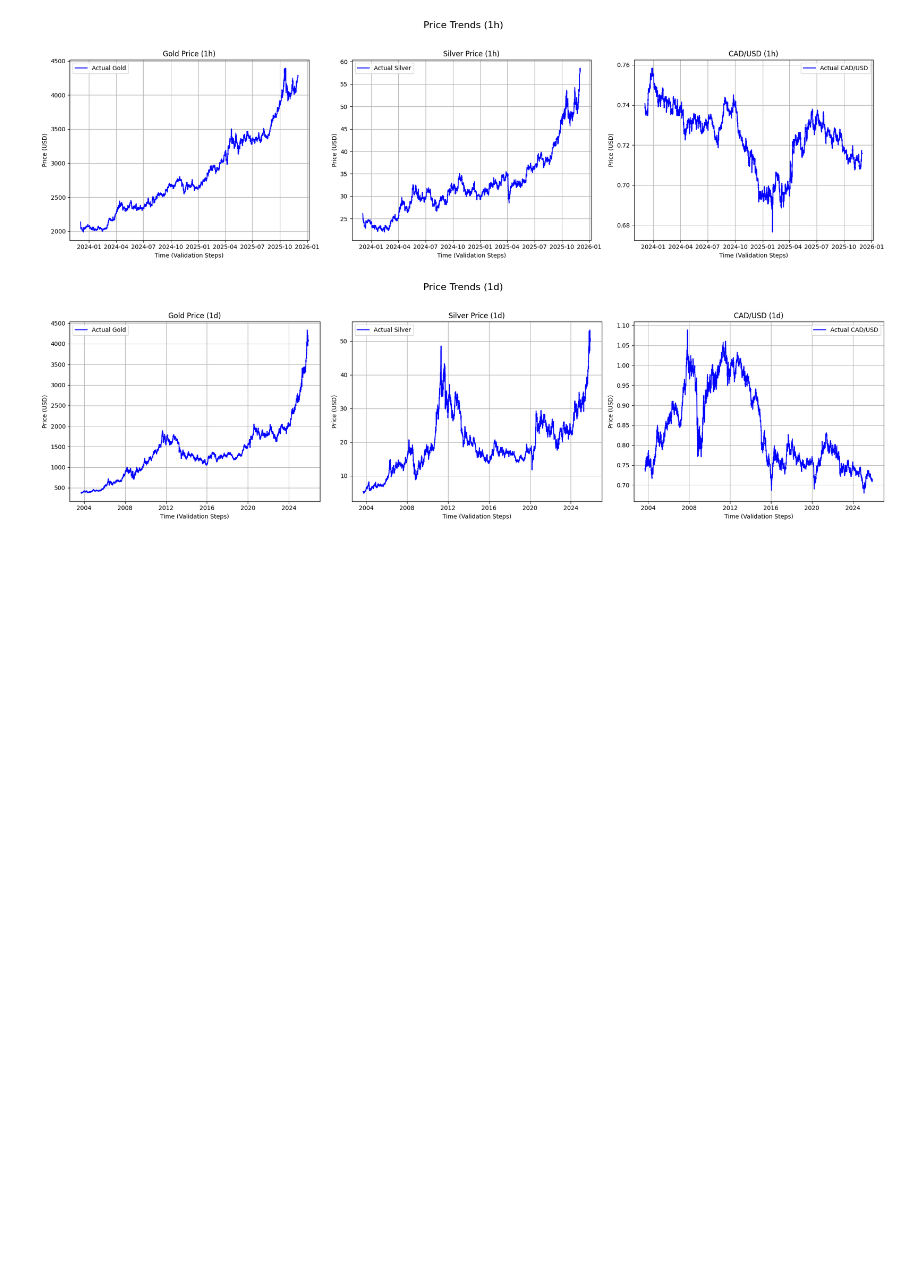
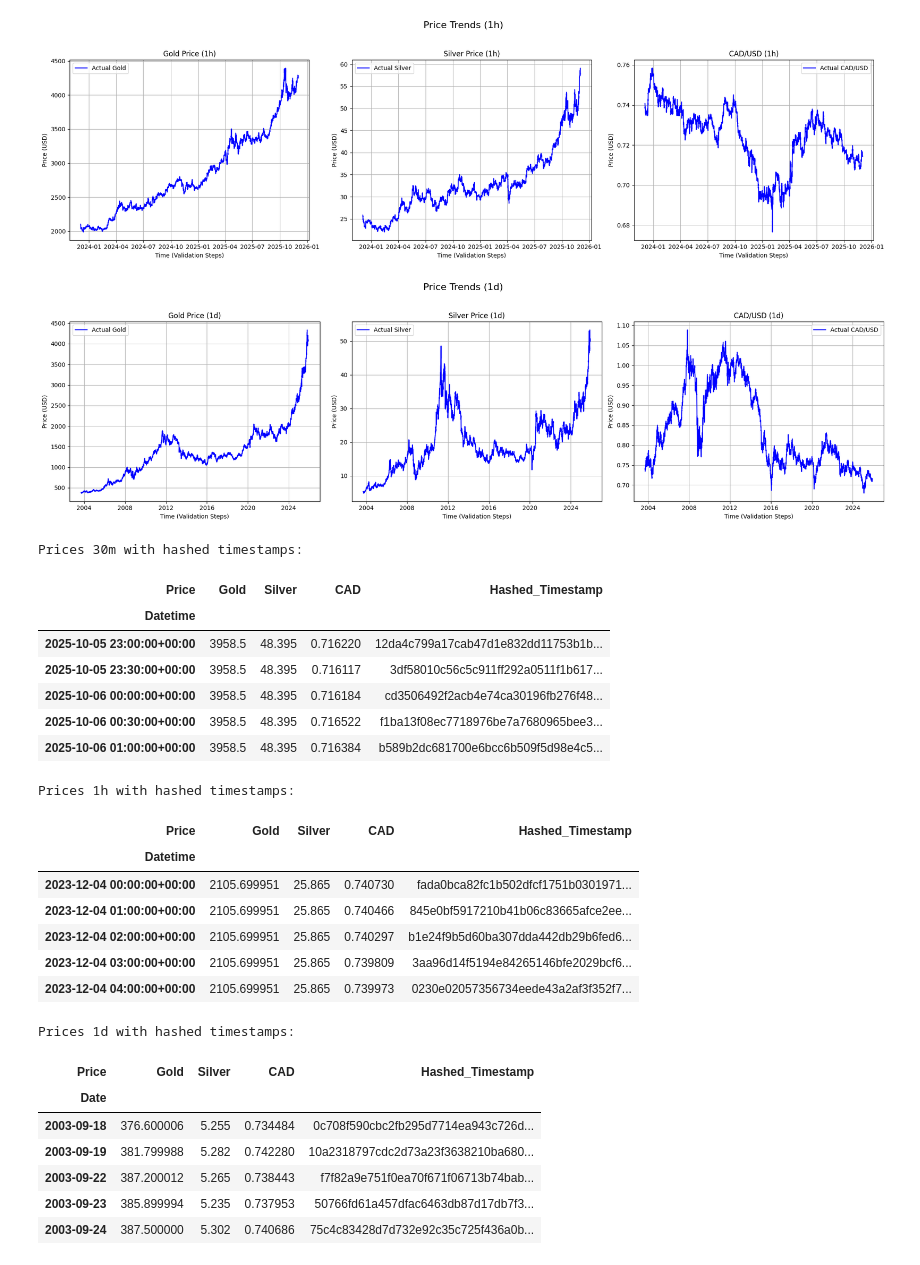
Before and after one commit to ritamerhi/ML-Project, a Jupyter notebook: datasets.ipynb, the cells around one changed output. Saved outputs shown, nothing was run; the diff lists cells and outputs as text; code cells hidden in the pictures; blank space fills up the shorter version.

```diff
--- a/datasets.ipynb
+++ b/datasets.ipynb
@@ -478,3 +478,44 @@ plt.tight_layout(rect=[0, 0.03, 1, 0.95])
 plt.show()
 # %% [output]
 [figure]
+# %%
+import hashlib
+
+def hash_timestamp(timestamp):
+    return hashlib.sha256(str(timestamp).encode()).hexdigest()
+
+prices_30m['Hashed_Timestamp'] = prices_30m.index.map(hash_timestamp)
+prices_1h['Hashed_Timestamp'] = prices_1h.index.map(hash_timestamp)
+prices_1d['Hashed_Timestamp'] = prices_1d.index.map(hash_timestamp)
+
+print("Prices 30m with hashed timestamps:")
+display(prices_30m.head())
+print("\nPrices 1h with hashed timestamps:")
+display(prices_1h.head())
+print("\nPrices 1d with hashed timestamps:")
+display(prices_1d.head())
+# %% [output]
+Prices 30m with hashed timestamps:
+| Price | Gold | Silver | CAD | Hashed_Timestamp |
+| Datetime |  |  |  |  |
+| 2025-10-05 23:00:00+00:00 | 3958.5 | 48.395 | 0.716220 | 12da4c799a17cab47d1e832dd11753b1b... |
+| 2025-10-05 23:30:00+00:00 | 3958.5 | 48.395 | 0.716117 | 3df58010c56c5c911ff292a0511f1b617... |
+| 2025-10-06 00:00:00+00:00 | 3958.5 | 48.395 | 0.716184 | cd3506492f2acb4e74ca30196fb276f48... |
+| 2025-10-06 00:30:00+00:00 | 3958.5 | 48.395 | 0.716522 | f1ba13f08ec7718976be7a7680965bee3... |
+| 2025-10-06 01:00:00+00:00 | 3958.5 | 48.395 | 0.716384 | b589b2dc681700e6bcc6b509f5d98e4c5... |
+Prices 1h with hashed timestamps:
+| Price | Gold | Silver | CAD | Hashed_Timestamp |
+| Datetime |  |  |  |  |
+| 2023-12-04 00:00:00+00:00 | 2105.699951 | 25.865 | 0.740730 | fada0bca82fc1b502dfcf1751b0301971... |
+| 2023-12-04 01:00:00+00:00 | 2105.699951 | 25.865 | 0.740466 | 845e0bf5917210b41b06c83665afce2ee... |
+| 2023-12-04 02:00:00+00:00 | 2105.699951 | 25.865 | 0.740297 | b1e24f9b5d60ba307dda442db29b6fed6... |
+| 2023-12-04 03:00:00+00:00 | 2105.699951 | 25.865 | 0.739809 | 3aa96d14f5194e84265146bfe2029bcf6... |
+| 2023-12-04 04:00:00+00:00 | 2105.699951 | 25.865 | 0.739973 | 0230e02057356734eede43a2af3f352f7... |
+Prices 1d with hashed timestamps:
+| Price | Gold | Silver | CAD | Hashed_Timestamp |
+| Date |  |  |  |  |
+| 2003-09-18 | 376.600006 | 5.255 | 0.734484 | 0c708f590cbc2fb295d7714ea943c726d... |
+| 2003-09-19 | 381.799988 | 5.282 | 0.742280 | 10a2318797cdc2d73a23f3638210ba680... |
+| 2003-09-22 | 387.200012 | 5.265 | 0.738443 | f7f82a9e751f0ea70f671f06713b74bab... |
+| 2003-09-23 | 385.899994 | 5.235 | 0.737953 | 50766fd61a457dfac6463db87d17db7f3... |
+| 2003-09-24 | 387.500000 | 5.302 | 0.740686 | 75c4c83428d7d732e92c35c725f436a0b... |
```
Also changed, not shown: parts of 10 cells of this notebook, 2 other files.
